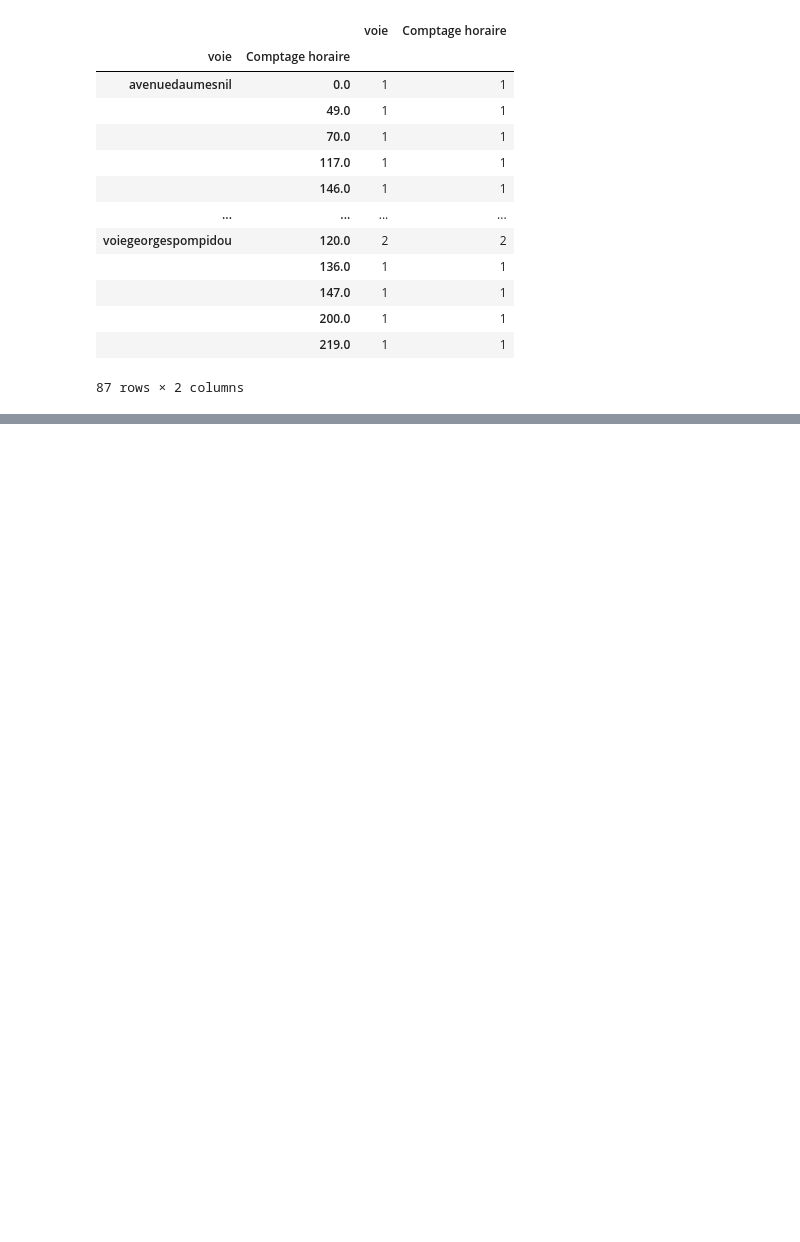
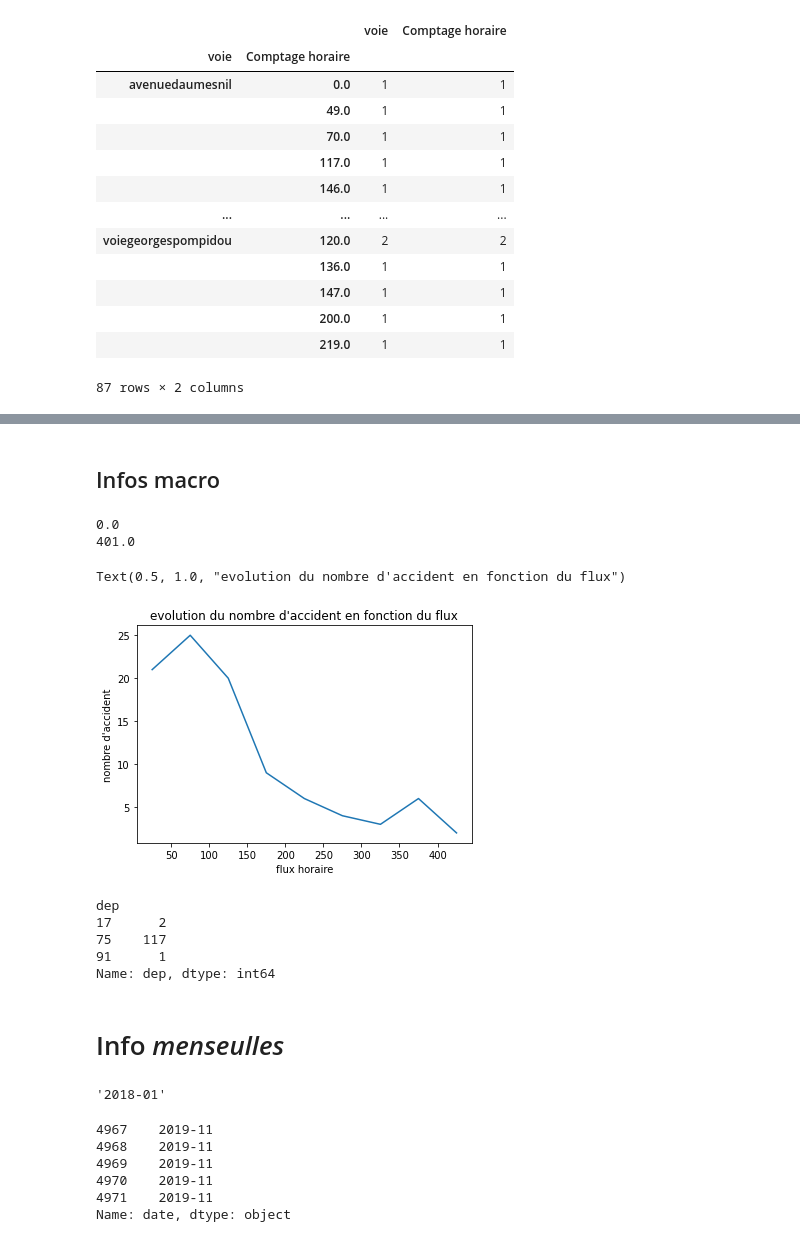
Before and after one commit to hitMaan351/Decision-support-for-cycle-track, a Jupyter notebook: notebooks/Mathian.ipynb, the cells around one changed output, grey strips where cells are left out. Saved outputs shown, nothing was run; the diff lists cells and outputs as text; code cells hidden in the pictures; blank space fills up the shorter version.

```diff
--- a/notebooks/Mathian.ipynb
+++ b/notebooks/Mathian.ipynb
@@ -428,0 +556,61 @@ grouped_df
+# %% [markdown]
+## Infos macro
+# %%
+maille = 50
+border_list = [ maille * (k+1) for k in range(round(400/maille))]
+l = len(border_list)
+accident_flux['Comptage ajusté']
+
+groups = [accident_flux.loc[accident_flux['Comptage horaire'] < border_list[0]]]
+
+for k in range(l - 1):
+  group = accident_flux.loc[accident_flux['Comptage horaire'] >= border_list[k]]
+  group = group.loc[accident_flux['Comptage horaire'] < border_list[k+1]]
+  groups.append(group)
+
+groups.append(accident_flux.loc[accident_flux['Comptage horaire'] >= border_list[-1]])
+# %%
+effectif = [groups[k].shape[0] for k in range(len(groups)) ]
+flux_moyen = [border_list[0]/2]
+flux_moyen += [(border_list[k] + border_list[k+1])/2 for k in range(l-1)]
+flux_moyen += [border_list[-1] + flux_moyen[0]]
+# %%
+print(accident_flux['Comptage horaire'].min())
+print(accident_flux['Comptage horaire'].max())
+# %% [output]
+0.0
+401.0
+# %%
+plt.plot(flux_moyen, effectif)
+plt.xlabel('flux horaire')
+plt.ylabel("nombre d'accident")
+plt.title("evolution du nombre d'accident en fonction du flux")
+# %% [output]
+Text(0.5, 1.0, "evolution du nombre d'accident en fonction du flux")
+[figure, added]
+# %%
+accident_flux.groupby(['dep'])['dep'].count()
+# %% [output]
+dep
+17      2
+75    117
+91      1
+Name: dep, dtype: int64
+# %% [markdown]
+# Info *menseulles*
+# %%
+def date_to_month(date):
+  return date[:7]
+date_to_month('2018-01-12T12:00:00+00:00')
+# %% [output]
+'2018-01'
+# %%
+dataset["date"] = dataset['date'].apply(date_to_month)
+dataset["date"].head()
+# %% [output]
+4967    2019-11
+4968    2019-11
+4969    2019-11
+4970    2019-11
+4971    2019-11
+Name: date, dtype: object
```
Also changed, not shown: parts of 31 cells of this notebook, 1 other file.
